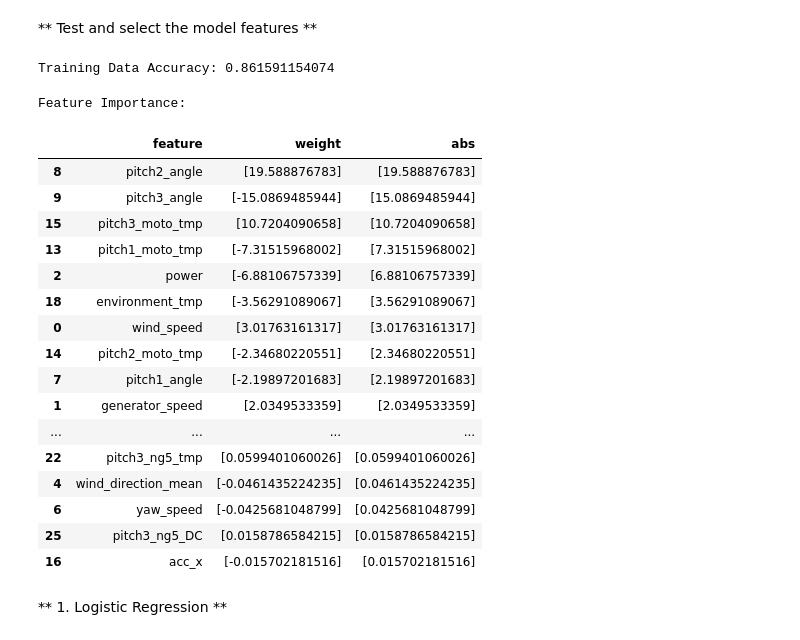
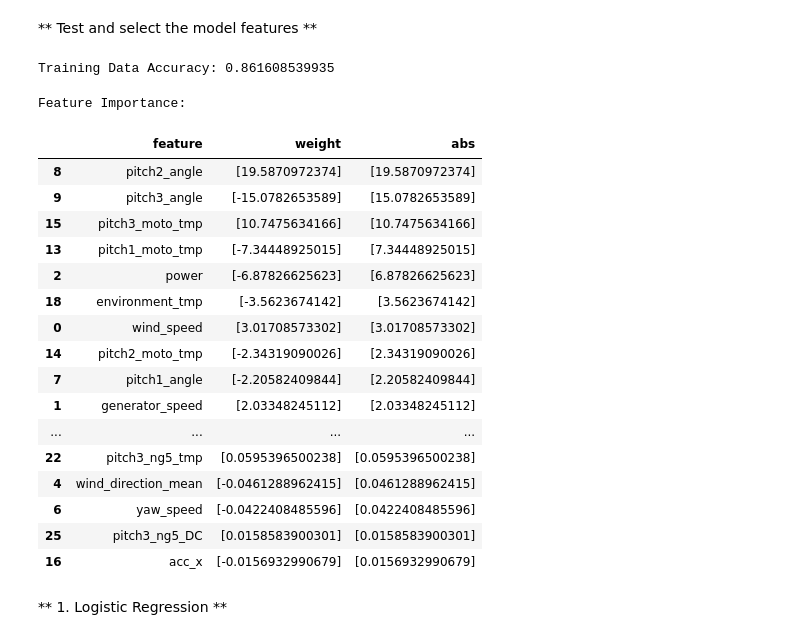
Before and after one commit to Backlu/CAICTCompetition, a Jupyter notebook: ice-Baseline.ipynb, the cells around one changed output. Saved outputs shown, nothing was run; the diff lists cells and outputs as text; code cells hidden in the pictures.

```diff
--- a/ice-Baseline.ipynb
+++ b/ice-Baseline.ipynb
@@ -157,9 +184,8 @@ def load_test2_data(varsel=False):
 # %% [markdown]
 **Load input data.**
 # %%
-resample_policy=1
-train_raw, train_X, train_Y, train_y, valid_X, valid_Y, valid_y, train_desc, valid_desc = load_resample_data(id=15,policy=resample_policy,varsel=False)
-valid_raw, valid_21_X, valid_21_Y, valid_21_y,= load_resample_data(id=21,policy=resample_policy,split_validation=False,split_case=8,varsel=False)
+train_raw, train_X, train_Y, train_y, valid_X, valid_Y, valid_y, train_desc, valid_desc = load_resample_data(id=15,policy=1,varsel=False)
+valid_raw, valid_21_X, valid_21_Y, valid_21_y,= load_resample_data(id=21,policy=0,split_validation=False,split_case=8,varsel=False)
 test_raw, test_X,test_timeidx = load_test2_data(varsel=False)
 # %% [markdown]
 **風機15 Training/Validation Data 狀態正常(0)/異常(1)比例 **
@@ -189,32 +209,32 @@ y = train_y
 # %%
 clf_log = LogisticRegression()
 clf_log = clf_log.fit(train_X,train_y)
-score_log = clf_log.score(X,y)
+score_log = clf_log.score(train_X,train_y)
 print('Training Data Accuracy:',score_log)
 # %% [output]
-Training Data Accuracy: 0.861591154074
+Training Data Accuracy: 0.861608539935
 # %%
 print('Feature Importance:')
 
-fea = pd.DataFrame(list(zip(X.columns, np.transpose(clf_log.coef_))), columns=['feature','weight'])
+fea = pd.DataFrame(list(zip(train_X.columns, np.transpose(clf_log.coef_))), columns=['feature','weight'])
 fea['abs'] = abs(fea['weight'])
 fea.sort_values(by='abs', ascending=False)
 # %% [output]
 Feature Importance:
 |  | feature | weight | abs |
-| 8 | pitch2_angle | [19.588876783] | [19.588876783] |
-| 9 | pitch3_angle | [-15.0869485944] | [15.0869485944] |
-| 15 | pitch3_moto_tmp | [10.7204090658] | [10.7204090658] |
-| 13 | pitch1_moto_tmp | [-7.31515968002] | [7.31515968002] |
-| 2 | power | [-6.88106757339] | [6.88106757339] |
-| 18 | environment_tmp | [-3.56291089067] | [3.56291089067] |
-| 0 | wind_speed | [3.01763161317] | [3.01763161317] |
-| 14 | pitch2_moto_tmp | [-2.34680220551] | [2.34680220551] |
-| 7 | pitch1_angle | [-2.19897201683] | [2.19897201683] |
-| 1 | generator_speed | [2.0349533359] | [2.0349533359] |
+| 8 | pitch2_angle | [19.5870972374] | [19.5870972374] |
+| 9 | pitch3_angle | [-15.0782653589] | [15.0782653589] |
+| 15 | pitch3_moto_tmp | [10.7475634166] | [10.7475634166] |
+| 13 | pitch1_moto_tmp | [-7.34448925015] | [7.34448925015] |
+| 2 | power | [-6.87826625623] | [6.87826625623] |
+| 18 | environment_tmp | [-3.5623674142] | [3.5623674142] |
+| 0 | wind_speed | [3.01708573302] | [3.01708573302] |
+| 14 | pitch2_moto_tmp | [-2.34319090026] | [2.34319090026] |
+| 7 | pitch1_angle | [-2.20582409844] | [2.20582409844] |
+| 1 | generator_speed | [2.03348245112] | [2.03348245112] |
 | ... | ... | ... | ... |
-| 22 | pitch3_ng5_tmp | [0.0599401060026] | [0.0599401060026] |
-| 4 | wind_direction_mean | [-0.0461435224235] | [0.0461435224235] |
-| 6 | yaw_speed | [-0.0425681048799] | [0.0425681048799] |
-| 25 | pitch3_ng5_DC | [0.0158786584215] | [0.0158786584215] |
-| 16 | acc_x | [-0.015702181516] | [0.015702181516] |
+| 22 | pitch3_ng5_tmp | [0.0595396500238] | [0.0595396500238] |
+| 4 | wind_direction_mean | [-0.0461288962415] | [0.0461288962415] |
+| 6 | yaw_speed | [-0.0422408485596] | [0.0422408485596] |
+| 25 | pitch3_ng5_DC | [0.0158583900301] | [0.0158583900301] |
+| 16 | acc_x | [-0.0156932990679] | [0.0156932990679] |
```
Also changed, not shown: parts of 54 cells of this notebook.
